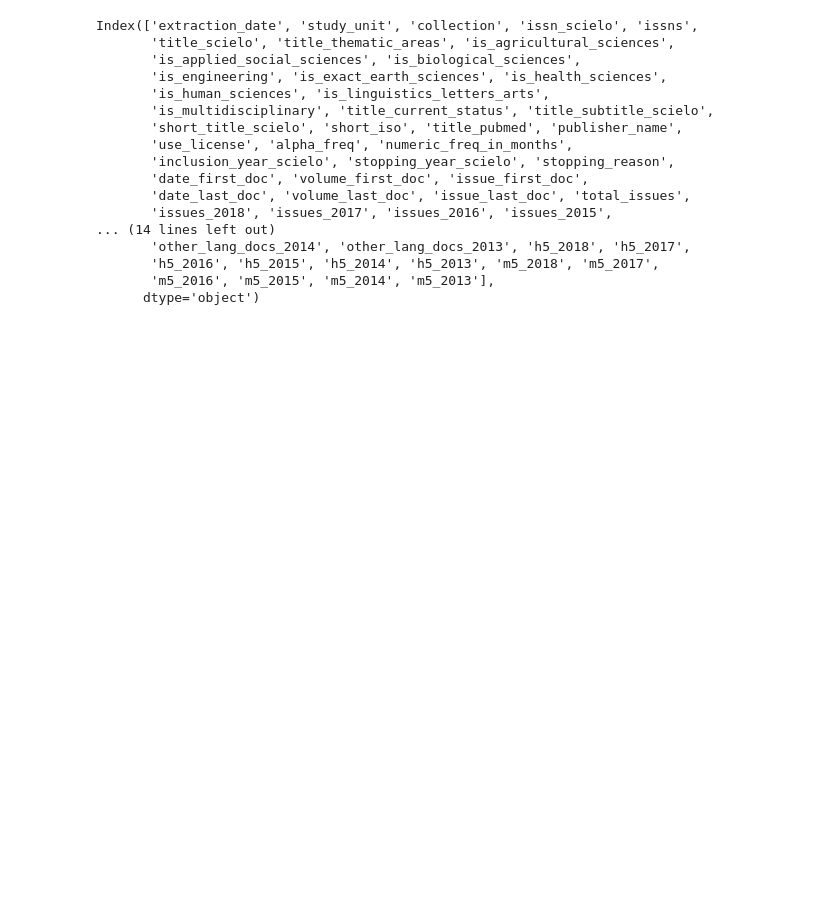
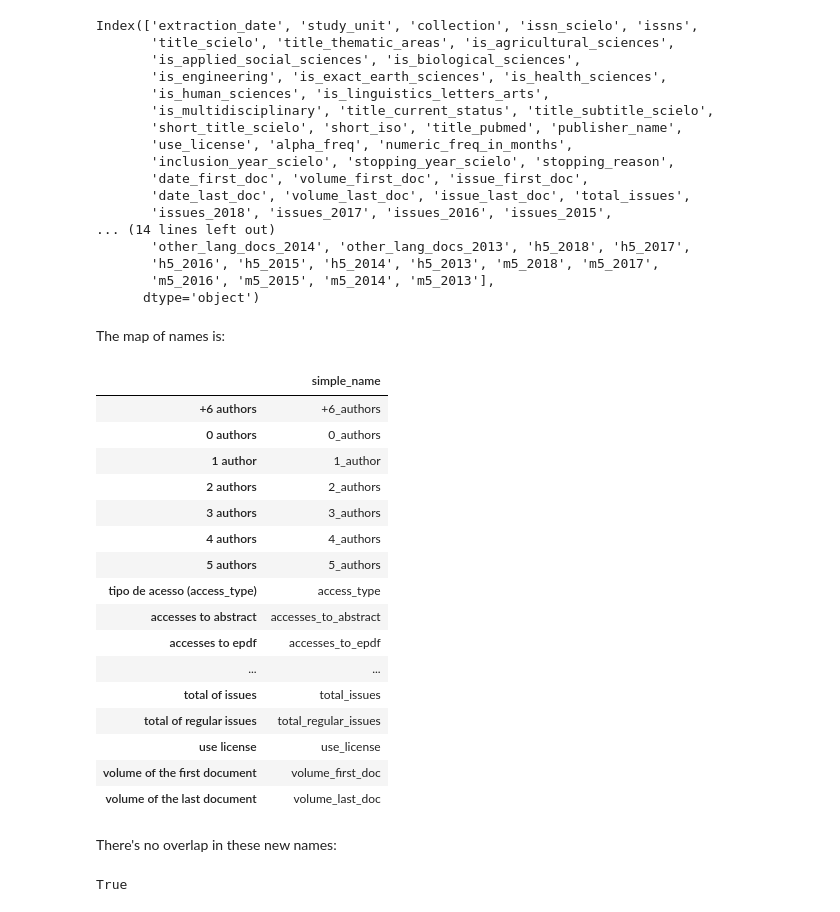
Before and after one commit to scieloorg/scielo20gt6, a Jupyter notebook: simplify_header.ipynb, the cells around one changed output. Drawn from its saved outputs; the diff is of its cells as text; code cells hidden in the pictures; blank space fills up the shorter version.

Commit message:
Add exhaustive table of simplified column titles
It's a table of column/field names/titles mapping, sorted for
convenience, mainly added to help on finding the original title
either in the Brazilian Portuguese documentation or on some raw CSV
loaded elsewhere

This also includes a consistency check: the function that simplifies
the column name is injective (one-to-one) when the domain is the set
of column names from every CSV in SciELO Analytics reports; that is,
no pair of names had been overlapped by the simplification

```diff
--- a/simplify_header.ipynb
+++ b/simplify_header.ipynb
@@ -125,3 +125,34 @@ Index(['extraction_date', 'study_unit', 'collection', 'issn_scielo', 'issns',
        'h5_2016', 'h5_2015', 'h5_2014', 'h5_2013', 'm5_2018', 'm5_2017',
        'm5_2016', 'm5_2015', 'm5_2014', 'm5_2013'],
       dtype='object')
+# %% [markdown]
+The map of names is:
+# %%
+name_map = pd.DataFrame(pd.Series({name: normalize_column_title(name)
+                                   for name in names})
+                          .rename("simple_name"))
+name_map.sort_values("simple_name")
+# %% [output]
+|  | simple_name |
+| +6 authors | +6_authors |
+| 0 authors | 0_authors |
+| 1 author | 1_author |
+| 2 authors | 2_authors |
+| 3 authors | 3_authors |
+| 4 authors | 4_authors |
+| 5 authors | 5_authors |
+| tipo de acesso (access_type) | access_type |
+| accesses to abstract | accesses_to_abstract |
+| accesses to epdf | accesses_to_epdf |
+| ... | ... |
+| total of issues | total_issues |
+| total of regular issues | total_regular_issues |
+| use license | use_license |
+| volume of the first document | volume_first_doc |
+| volume of the last document | volume_last_doc |
+# %% [markdown]
+There's no overlap in these new names:
+# %%
+name_map.shape[0] == len(names)
+# %% [output]
+True
```
